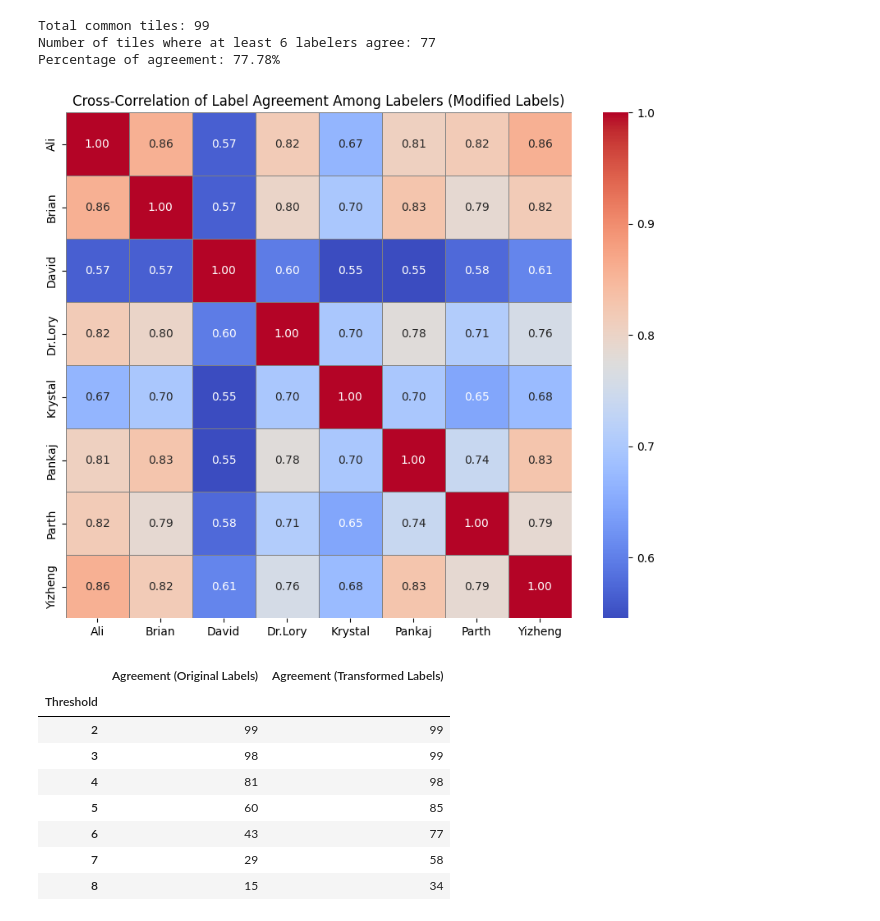
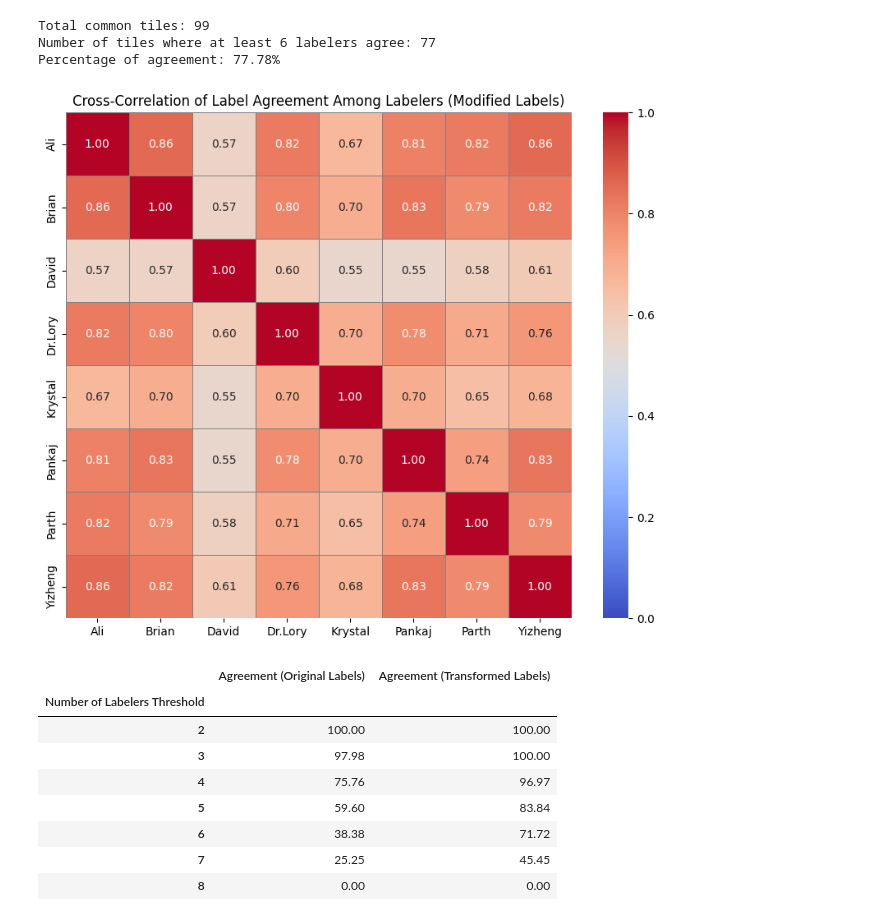
Before and after one commit to SMATousi/Gully_Detection, a Jupyter notebook: weak-supervision/Labeling_Results/test_dataset_300/Analysis.ipynb, the cells around one changed output. Cells and saved outputs as stored; diff of their text form; code cells hidden in the pictures.

```diff
--- a/weak-supervision/Labeling_Results/test_dataset_300/Analysis.ipynb
+++ b/weak-supervision/Labeling_Results/test_dataset_300/Analysis.ipynb
@@ -164,35 +164,35 @@ labeler_data, common_tile_labels = process_labeler_files(file_paths, threshold)
 
 # Prepare data for cross-correlation analysis
 labeler_names = list(labeler_data.keys())
 num_labelers = len(labeler_names)
 correlation_matrix = np.zeros((num_labelers, num_labelers))
 
 # Calculate cross-correlation between labelers using transformed labels
 for i, labeler1 in enumerate(labeler_names):
     for j, labeler2 in enumerate(labeler_names):
         if i == j:
             correlation_matrix[i, j] = 1  # Perfect correlation with oneself
         else:
             # Count the transformed label matches for cross-correlation
             agreement_count = sum(1 for tile in common_tile_labels
                                   if transform_labels(common_tile_labels[tile][i]) == transform_labels(common_tile_labels[tile][j]))
             correlation_matrix[i, j] = agreement_count / len(common_tile_labels) if len(common_tile_labels) > 0 else 0
 
 # Create a DataFrame for easier handling in visualization
 correlation_df = pd.DataFrame(correlation_matrix, index=labeler_names, columns=labeler_names)
 
 # Plot the cross-correlation matrix
 plt.figure(figsize=(10, 8))
 sns.heatmap(correlation_df, annot=True, cmap="coolwarm", cbar=True, square=True,
-            linewidths=0.5, linecolor='gray', fmt=".2f")
+            linewidths=0.5, linecolor='gray', fmt=".2f",vmin=0, vmax=1)
 plt.title("Cross-Correlation of Label Agreement Among Labelers (Modified Labels)")
 # plt.savefig('CC_tol.png')
 plt.show()
 # %% [output]
 Total common tiles: 99
 Number of tiles where at least 6 labelers agree: 77
 Percentage of agreement: 77.78%
-[figure, old version]
+[figure, new version]
 # %%
 import json
 from collections import Counter, defaultdict
@@ -234,7 +234,7 @@ def calculate_agreement(labeler_data, threshold, use_transformed_labels=False):
         if most_common_count >= threshold:
             agreed_tiles += 1
 
-    return agreed_tiles
+    return f'{((agreed_tiles / len(common_tiles))*100):.2f}'
 
 def process_labeler_files(file_paths):
     labeler_data = {}
@@ -246,7 +246,6 @@ def process_labeler_files(file_paths):
 # List your JSON file paths here
 file_paths = ['Ali_labels.json',
               'Brian_labels.json',
-             'David_labels.json',
              'Dr.Lory_labels.json',
              'Krystal_labels.json',
              'Pankaj_labels.json',
@@ -267,24 +266,24 @@ for threshold in range(2, 9):
     transformed_agreement = calculate_agreement(labeler_data, threshold, use_transformed_labels=True)
     # Append results to the list
     agreement_results.append({
-        "Threshold": threshold,
+        "Number of Labelers Threshold": threshold,
         "Agreement (Original Labels)": original_agreement,
         "Agreement (Transformed Labels)": transformed_agreement
     })
 
 # Convert the list of results into a DataFrame
 agreement_table = pd.DataFrame(agreement_results)
-agreement_table.set_index("Threshold", inplace=True)
+agreement_table.set_index("Number of Labelers Threshold", inplace=True)
 
 # Display the results table
 display(agreement_table)
 # %% [output]
 |  | Agreement (Original Labels) | Agreement (Transformed Labels) |
-| Threshold |  |  |
-| 2 | 99 | 99 |
-| 3 | 98 | 99 |
-| 4 | 81 | 98 |
-| 5 | 60 | 85 |
-| 6 | 43 | 77 |
-| 7 | 29 | 58 |
-| 8 | 15 | 34 |
+| Number of Labelers Threshold |  |  |
+| 2 | 100.00 | 100.00 |
+| 3 | 97.98 | 100.00 |
+| 4 | 75.76 | 96.97 |
+| 5 | 59.60 | 83.84 |
+| 6 | 38.38 | 71.72 |
+| 7 | 25.25 | 45.45 |
+| 8 | 0.00 | 0.00 |
```
Also changed, not shown: parts of 10 cells of this notebook, 4 other files.
